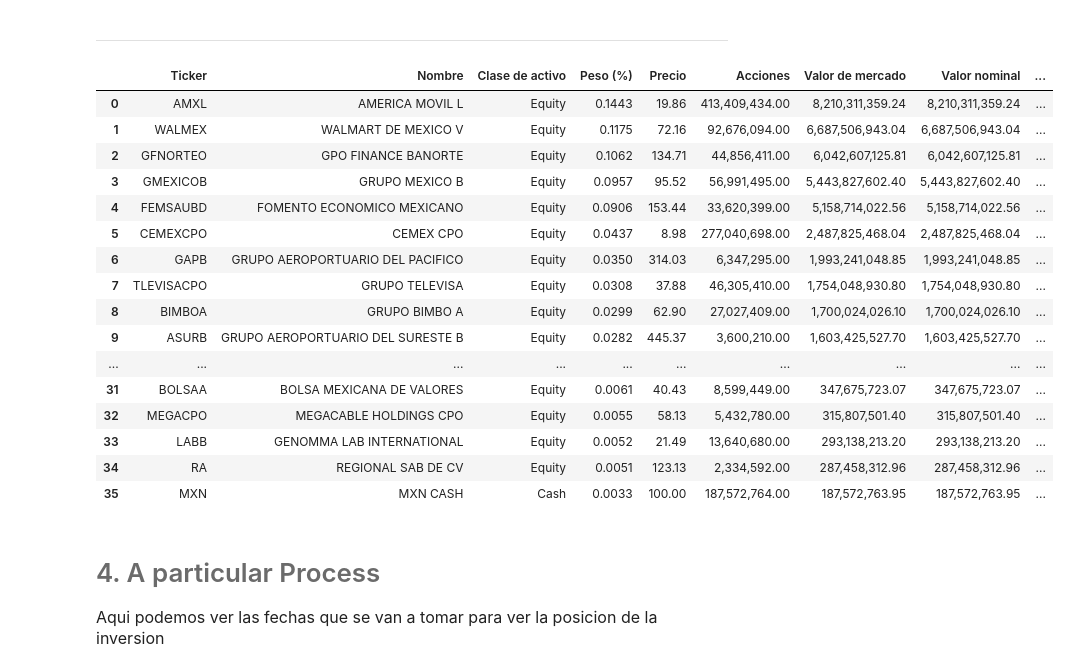
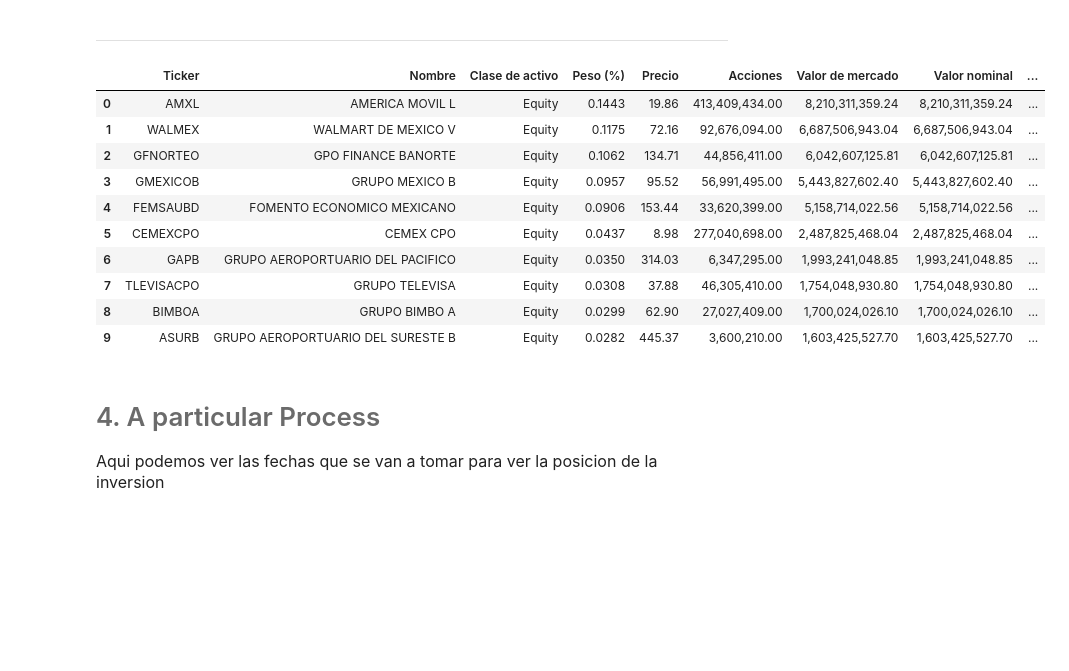
Before and after one commit to Marcoif/Laboratorio-1-Inversion-del-capital, a Jupyter notebook: notebook.ipynb, the cells around one changed output. Saved outputs shown, nothing was run; the diff lists cells and outputs as text; code cells hidden in the pictures; blank space fills up the shorter version.

```diff
--- a/notebook.ipynb
+++ b/notebook.ipynb
@@ -84,25 +84,19 @@ In order to run this notebook, it is necessary to have installed and/or have the
 # %%
 # Base de datos de las acciones del naftrac estos son los datos que se nos brindaron por medio de archivos csv
 import data as dt
-dt.data
+dt.data.head(10)
 # %% [output]
 |  | Ticker | Nombre | Clase de activo | Peso (%) | Precio | Acciones | Valor de mercado | Valor nominal | ... |
 | 0 | AMXL | AMERICA MOVIL L | Equity | 0.1443 | 19.86 | 413,409,434.00 | 8,210,311,359.24 | 8,210,311,359.24 | ... |
 | 1 | WALMEX | WALMART DE MEXICO V | Equity | 0.1175 | 72.16 | 92,676,094.00 | 6,687,506,943.04 | 6,687,506,943.04 | ... |
 | 2 | GFNORTEO | GPO FINANCE BANORTE | Equity | 0.1062 | 134.71 | 44,856,411.00 | 6,042,607,125.81 | 6,042,607,125.81 | ... |
 | 3 | GMEXICOB | GRUPO MEXICO B | Equity | 0.0957 | 95.52 | 56,991,495.00 | 5,443,827,602.40 | 5,443,827,602.40 | ... |
 | 4 | FEMSAUBD | FOMENTO ECONOMICO MEXICANO | Equity | 0.0906 | 153.44 | 33,620,399.00 | 5,158,714,022.56 | 5,158,714,022.56 | ... |
 | 5 | CEMEXCPO | CEMEX CPO | Equity | 0.0437 | 8.98 | 277,040,698.00 | 2,487,825,468.04 | 2,487,825,468.04 | ... |
 | 6 | GAPB | GRUPO AEROPORTUARIO DEL PACIFICO | Equity | 0.0350 | 314.03 | 6,347,295.00 | 1,993,241,048.85 | 1,993,241,048.85 | ... |
 | 7 | TLEVISACPO | GRUPO TELEVISA | Equity | 0.0308 | 37.88 | 46,305,410.00 | 1,754,048,930.80 | 1,754,048,930.80 | ... |
 | 8 | BIMBOA | GRUPO BIMBO A | Equity | 0.0299 | 62.90 | 27,027,409.00 | 1,700,024,026.10 | 1,700,024,026.10 | ... |
 | 9 | ASURB | GRUPO AEROPORTUARIO DEL SURESTE B | Equity | 0.0282 | 445.37 | 3,600,210.00 | 1,603,425,527.70 | 1,603,425,527.70 | ... |
-| ... | ... | ... | ... | ... | ... | ... | ... | ... | ... |
-| 31 | BOLSAA | BOLSA MEXICANA DE VALORES | Equity | 0.0061 | 40.43 | 8,599,449.00 | 347,675,723.07 | 347,675,723.07 | ... |
-| 32 | MEGACPO | MEGACABLE HOLDINGS CPO | Equity | 0.0055 | 58.13 | 5,432,780.00 | 315,807,501.40 | 315,807,501.40 | ... |
-| 33 | LABB | GENOMMA LAB INTERNATIONAL | Equity | 0.0052 | 21.49 | 13,640,680.00 | 293,138,213.20 | 293,138,213.20 | ... |
-| 34 | RA | REGIONAL SAB DE CV | Equity | 0.0051 | 123.13 | 2,334,592.00 | 287,458,312.96 | 287,458,312.96 | ... |
-| 35 | MXN | MXN CASH | Cash | 0.0033 | 100.00 | 187,572,764.00 | 187,572,763.95 | 187,572,763.95 | ... |
 # %% [markdown]
 # <font color= #6B6B6B> 4. A particular Process  </font>
 
```
Also changed, not shown: parts of 10 cells of this notebook, 1 other file.
